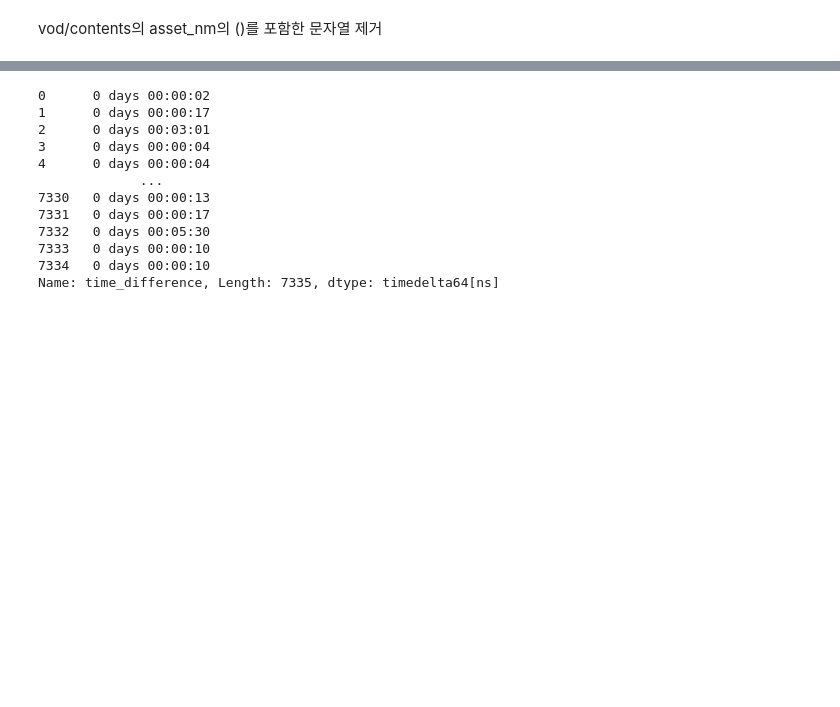
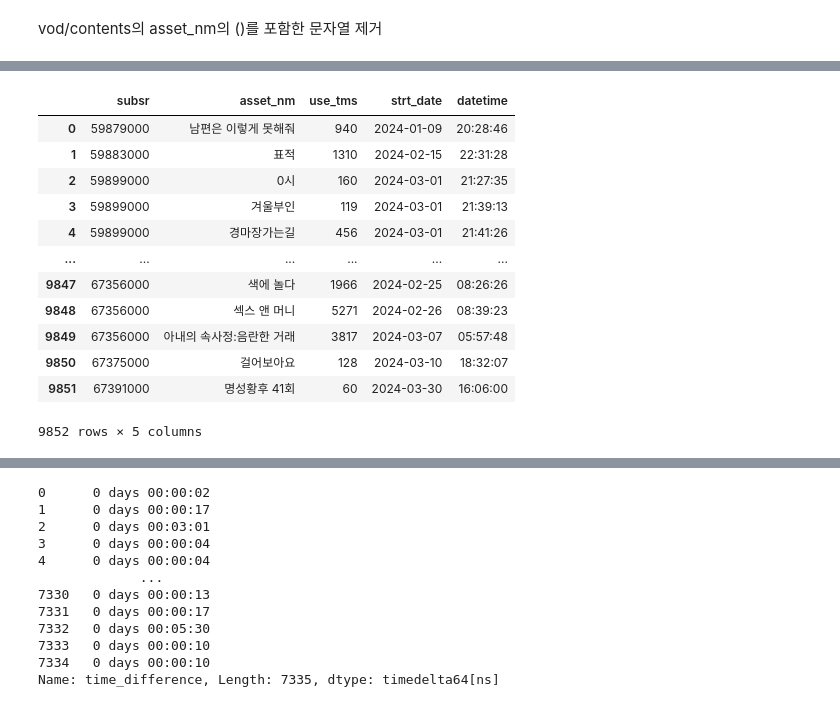
Before and after one commit to gmlwlswls/LGhellovision, a Jupyter notebook: 3. VOD 데이터 탐색.ipynb, the cells around one changed output, grey strips where cells are left out. Saved outputs shown, nothing was run; the diff lists cells and outputs as text; code cells hidden in the pictures; blank space fills up the shorter version.

```diff
--- a/3. VOD 데이터 탐색.ipynb
+++ b/3. VOD 데이터 탐색.ipynb
@@ -1043,9 +1059,15 @@ contents_4.head(50)
 vod/contents의 asset_nm의 ()를 포함한 문자열 제거
 # %%
 # 프로그램 이름 정규화 함수
+# 회차 정보는 남기기
 def normalize_program_name(name):
-    # (예고) 제거 (인어공주(2023)(예고) -> 인어공주)
-    name = re.sub(r'\(.*?\)', '', name)
     # 대괄호 제거 ([설 특집 영화]비공식작전 -> 비공식작전)
+    name = re.sub(r'\([^)]*\)', '', name).strip()
     name = re.sub(r'\[.*?\]', '', name).strip()
     return name
+# %%
+# 프로그램 이름 정규화 적용
+vod_5['asset_nm'] = vod_5['asset_nm'].apply(normalize_program_name)
+vod_5['asset_nm']
+
+vod_5['asset_nm'].head(30)
@@ -1167,3 +1164,19 @@ first_access_times = contents_4.groupby(['subsr', 'asset_nm', 'strt_date'])['dat
 
 # print(first_start_times) #14546
 # print(first_access_times) #43512
+# %%
+first_start_times #9852
+# %% [output]
+|  | subsr | asset_nm | use_tms | strt_date | datetime |
+| 0 | 59879000 | 남편은 이렇게 못해줘 | 940 | 2024-01-09 | 20:28:46 |
+| 1 | 59883000 | 표적 | 1310 | 2024-02-15 | 22:31:28 |
+| 2 | 59899000 | 0시 | 160 | 2024-03-01 | 21:27:35 |
+| 3 | 59899000 | 겨울부인 | 119 | 2024-03-01 | 21:39:13 |
+| 4 | 59899000 | 경마장가는길 | 456 | 2024-03-01 | 21:41:26 |
+| ... | ... | ... | ... | ... | ... |
+| 9847 | 67356000 | 색에 놀다 | 1966 | 2024-02-25 | 08:26:26 |
+| 9848 | 67356000 | 섹스 앤 머니 | 5271 | 2024-02-26 | 08:39:23 |
+| 9849 | 67356000 | 아내의 속사정:음란한 거래 | 3817 | 2024-03-07 | 05:57:48 |
+| 9850 | 67375000 | 걸어보아요 | 128 | 2024-03-10 | 18:32:07 |
+| 9851 | 67391000 | 명성황후 41회 | 60 | 2024-03-30 | 16:06:00 |
+9852 rows × 5 columns
```
Also changed, not shown: parts of 28 cells of this notebook, 4 other files.
